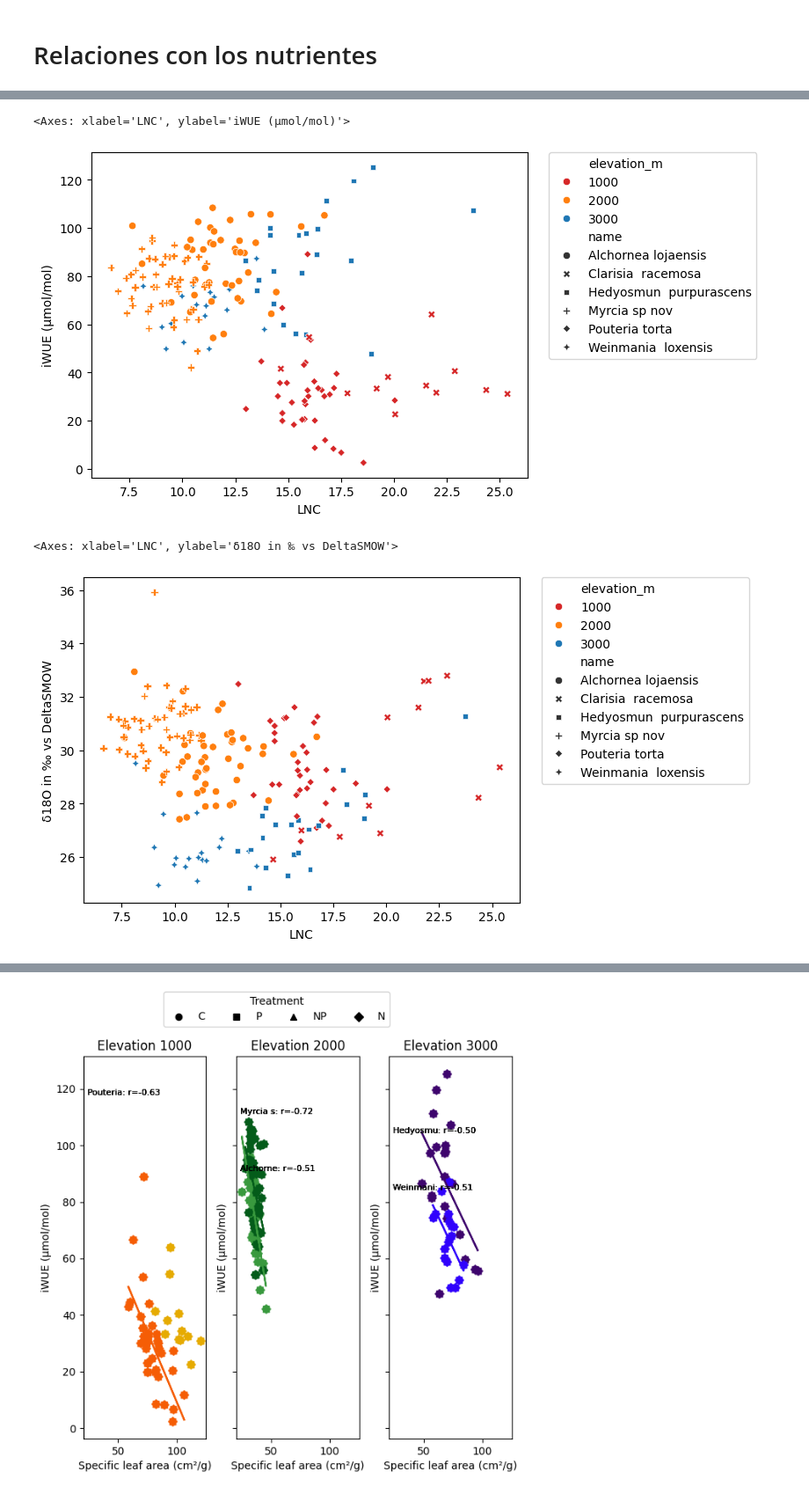
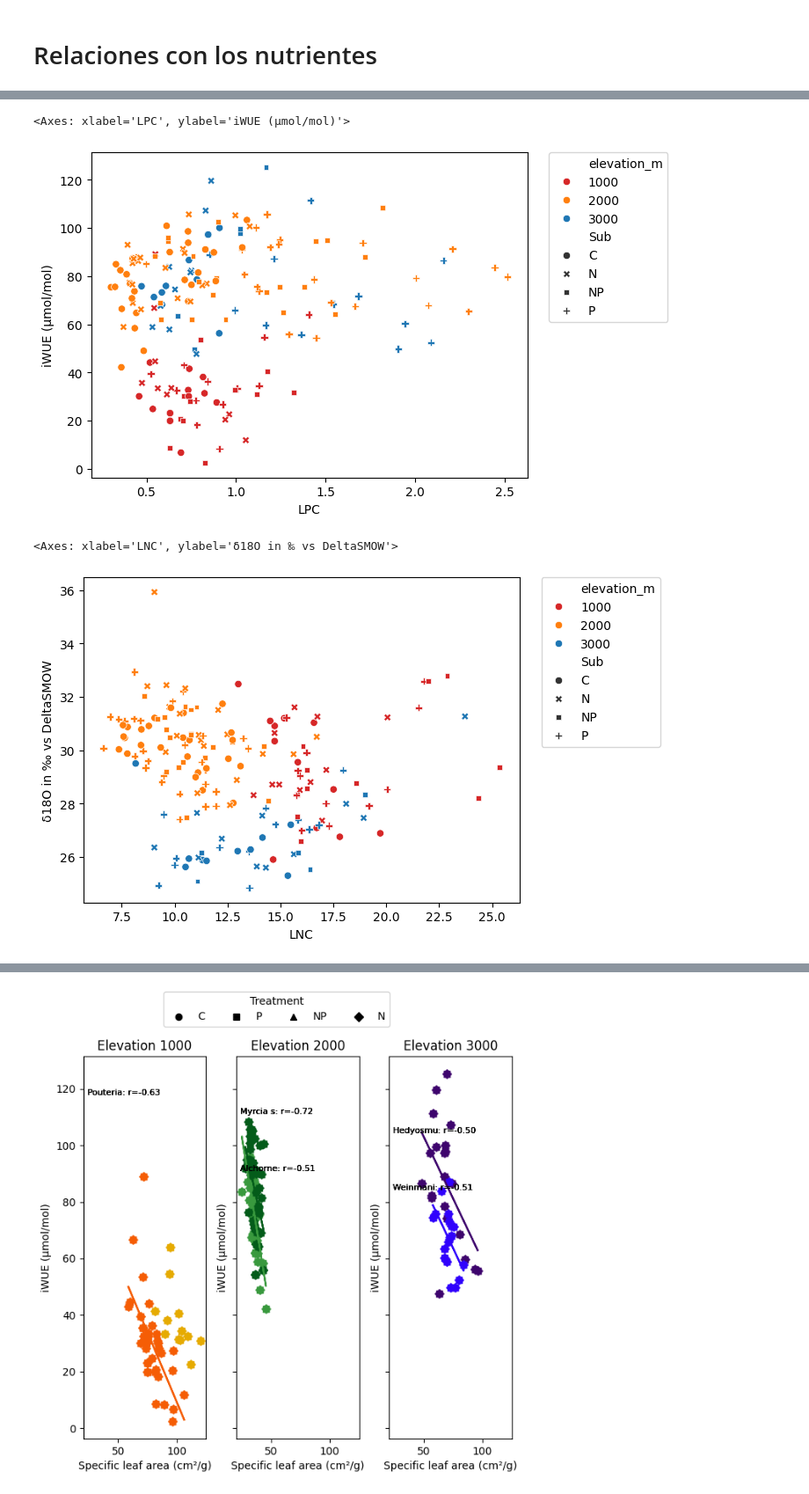
Before and after one commit to ajchavez94/NUMEX_preliminar, a Jupyter notebook: Preliminar.ipynb, the cells around one changed output, grey strips where cells are left out. Shown at 88% size. Drawn from its saved outputs; the diff is of its cells as text; code cells hidden in the pictures.

```diff
--- a/Preliminar.ipynb
+++ b/Preliminar.ipynb
@@ -123,7 +123,7 @@ def  scatter_elev_shape(df,trait,var):
 
  colors = df["elevation_m"].map(color_map)
  figsize=(6.5,6.5)
- fig = sns.scatterplot(data= df, x=trait, y=var, hue="elevation_m",palette= color_map,style="name",          # forma (shape)
+ fig = sns.scatterplot(data= df, x=trait, y=var, hue="elevation_m",palette= color_map,style="Sub",          # forma (shape)
     markers=True  )  #legend=True)
 
  plt.legend(
@@ -144,13 +144,13 @@ scatter_elev_shape(data,SLA,iWUE)
 # %%
-scatter_elev_shape(data,LNC,iWUE)
+scatter_elev_shape(data,LPC,iWUE)
 # %% [output]
-<Axes: xlabel='LNC', ylabel='iWUE (μmol/mol)'>
+<Axes: xlabel='LPC', ylabel='iWUE (μmol/mol)'>
-[figure, old version]
+[figure, new version]
 # %%
 scatter_elev_shape(data,LNC,name18O)
 # %% [output]
 <Axes: xlabel='LNC', ylabel='δ18O in ‰ vs DeltaSMOW'>
-[figure, old version]
+[figure, new version]
 # %%
 #scatter_elev_shape(data,"elevation_m",NP_ratio)
 scatter_elev_shape(data,NP_ratio,iWUE)
```
Also changed, not shown: parts of 9 cells of this notebook, 37 other files.
